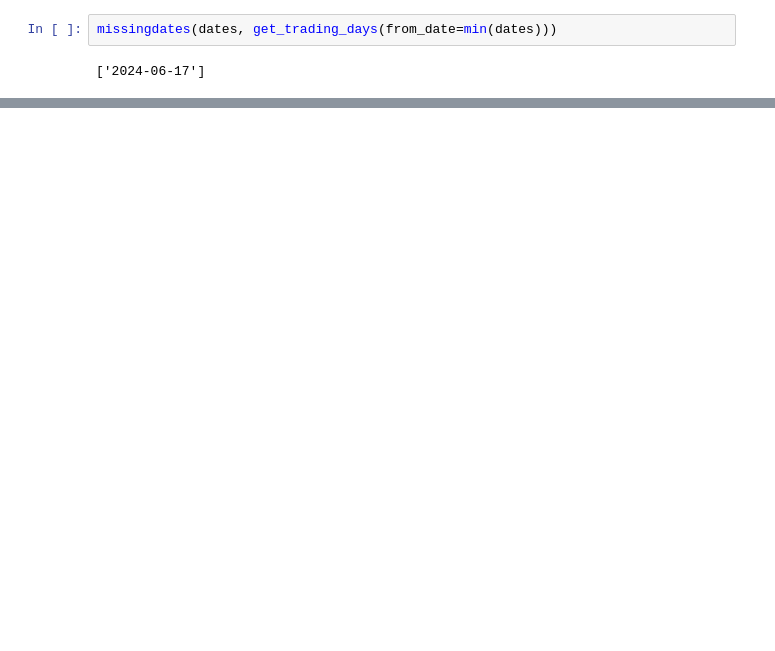
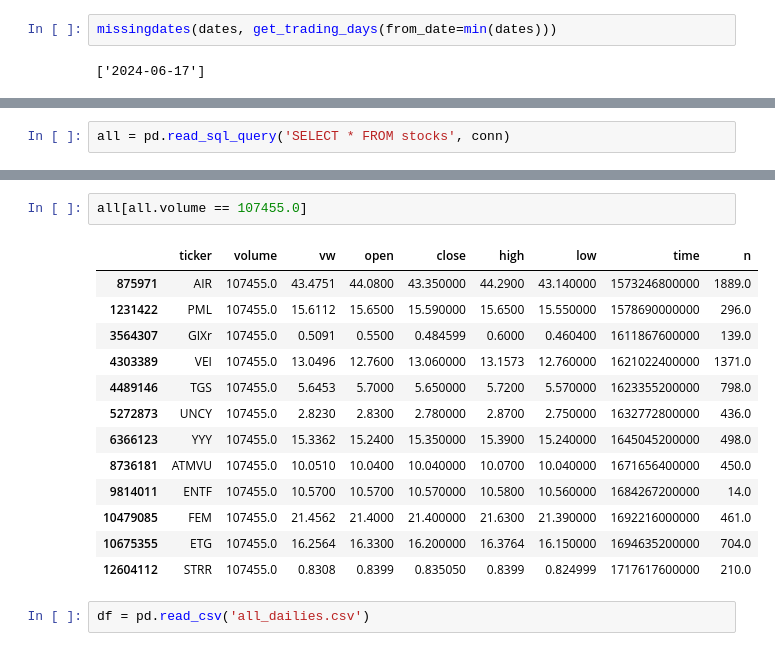
Before and after one commit to j-huic/stonks, a Jupyter notebook: dbstuff.ipynb, the cells around one changed output, grey strips where cells are left out. Cells and saved outputs as stored; diff of their text form; blank space fills up the shorter version.

```diff
--- a/dbstuff.ipynb
+++ b/dbstuff.ipynb
@@ -80,0 +109,2 @@ missingdates(dates, get_trading_days(from_date=min(dates)))
+# %%
+all = pd.read_sql_query('SELECT * FROM stocks', conn)
@@ -80,0 +205,18 @@ missingdates(dates, get_trading_days(from_date=min(dates)))
+# %%
+all[all.volume == 107455.0]
+# %% [output]
+|  | ticker | volume | vw | open | close | high | low | time | n |
+| 875971 | AIR | 107455.0 | 43.4751 | 44.0800 | 43.350000 | 44.2900 | 43.140000 | 1573246800000 | 1889.0 |
+| 1231422 | PML | 107455.0 | 15.6112 | 15.6500 | 15.590000 | 15.6500 | 15.550000 | 1578690000000 | 296.0 |
+| 3564307 | GIXr | 107455.0 | 0.5091 | 0.5500 | 0.484599 | 0.6000 | 0.460400 | 1611867600000 | 139.0 |
+| 4303389 | VEI | 107455.0 | 13.0496 | 12.7600 | 13.060000 | 13.1573 | 12.760000 | 1621022400000 | 1371.0 |
+| 4489146 | TGS | 107455.0 | 5.6453 | 5.7000 | 5.650000 | 5.7200 | 5.570000 | 1623355200000 | 798.0 |
+| 5272873 | UNCY | 107455.0 | 2.8230 | 2.8300 | 2.780000 | 2.8700 | 2.750000 | 1632772800000 | 436.0 |
+| 6366123 | YYY | 107455.0 | 15.3362 | 15.2400 | 15.350000 | 15.3900 | 15.240000 | 1645045200000 | 498.0 |
+| 8736181 | ATMVU | 107455.0 | 10.0510 | 10.0400 | 10.040000 | 10.0700 | 10.040000 | 1671656400000 | 450.0 |
+| 9814011 | ENTF | 107455.0 | 10.5700 | 10.5700 | 10.570000 | 10.5800 | 10.560000 | 1684267200000 | 14.0 |
+| 10479085 | FEM | 107455.0 | 21.4562 | 21.4000 | 21.400000 | 21.6300 | 21.390000 | 1692216000000 | 461.0 |
+| 10675355 | ETG | 107455.0 | 16.2564 | 16.3300 | 16.200000 | 16.3764 | 16.150000 | 1694635200000 | 704.0 |
+| 12604112 | STRR | 107455.0 | 0.8308 | 0.8399 | 0.835050 | 0.8399 | 0.824999 | 1717617600000 | 210.0 |
+# %%
+df = pd.read_csv('all_dailies.csv')
```
Also changed, not shown: parts of 53 cells of this notebook, 2 other files.
